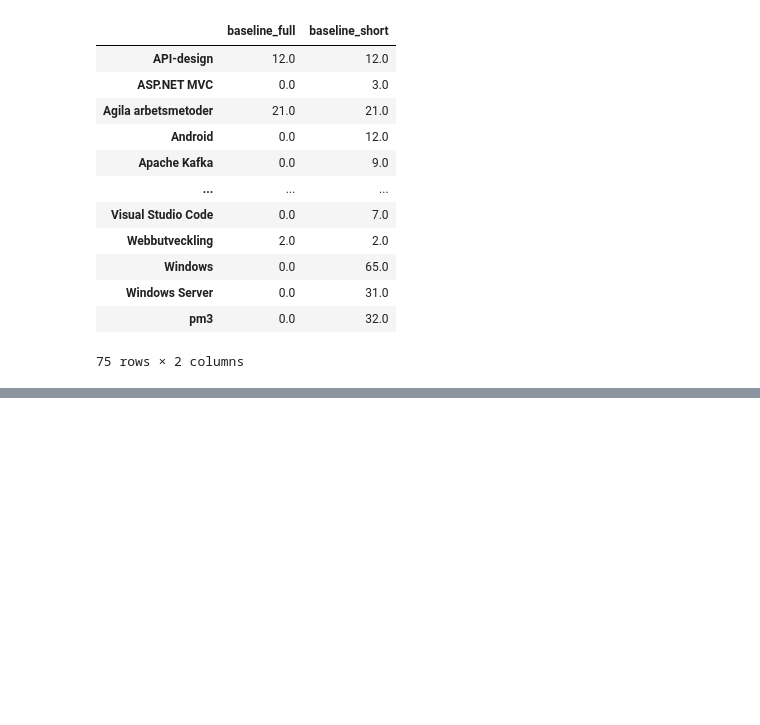
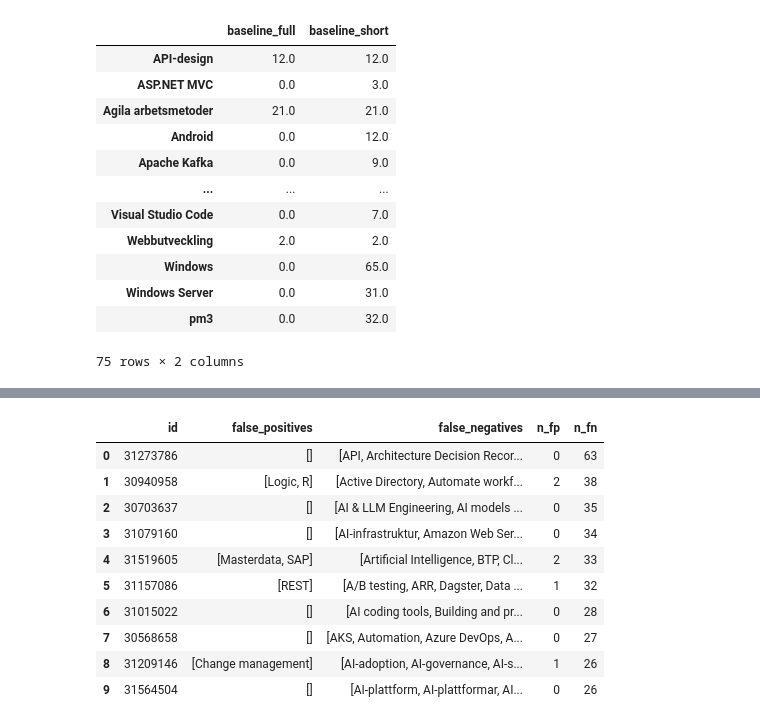
Before and after one commit to IreneGrisenti/Job_Ads_Skill_Analyzer, a Jupyter notebook: notebooks/04_baseline.ipynb, the cells around one changed output, grey strips where cells are left out. Cells and saved outputs as stored; diff of their text form; code cells hidden in the pictures; blank space fills up the shorter version.

```diff
--- a/notebooks/04_baseline.ipynb
+++ b/notebooks/04_baseline.ipynb
@@ -97,0 +117,6 @@ comparison
+# %%
+with open("../data/labeled_val_set.json", "r", encoding="utf-8") as file:
+    val_df = pd.DataFrame(json.load(file))
+
+print("Ads in validation set: ", len(val_df))
+val_df.head(3)
@@ -97,0 +129,7 @@ comparison
+# %%
+val_df = val_df.drop(columns="spans")
+val_df = val_df.rename(columns={"skills": "gold_raw"})
+
+val_df["pred_raw"] = val_df["description"].apply(lambda text: extract_skills(text, skills_short))
+
+val_df.head()
@@ -97,0 +143,9 @@ comparison
+# %%
+alias_to_canonical = build_alias_to_canonical(TIER1_PHRASES, TIER2_EXACT_CASE, TIER3_CUSTOM)
+
+gold_raw = dict(zip(val_df["id"], val_df["gold_raw"]))
+pred_raw = dict(zip(val_df["id"], val_df["pred_raw"]))
+
+# convert all ads, for gold and predictions
+gold = normalize_all_ads(gold_raw, alias_to_canonical)
+pred = normalize_all_ads(pred_raw, alias_to_canonical)
@@ -97,0 +178,4 @@ comparison
+# %%
+errors = create_error_analysis(gold, pred)
+
+summary = summarize_errors(errors, alias_to_canonical)
@@ -97,0 +191,15 @@ comparison
+# %%
+errs = errors_to_dataframe(errors)
+errs.head(10)
+# %% [output]
+|  | id | false_positives | false_negatives | n_fp | n_fn |
+| 0 | 31273786 | [] | [API, Architecture Decision Recor... | 0 | 63 |
+| 1 | 30940958 | [Logic, R] | [Active Directory, Automate workf... | 2 | 38 |
+| 2 | 30703637 | [] | [AI & LLM Engineering, AI models ... | 0 | 35 |
+| 3 | 31079160 | [] | [AI-infrastruktur, Amazon Web Ser... | 0 | 34 |
+| 4 | 31519605 | [Masterdata, SAP] | [Artificial Intelligence, BTP, Cl... | 2 | 33 |
+| 5 | 31157086 | [REST] | [A/B testing, ARR, Dagster, Data ... | 1 | 32 |
+| 6 | 31015022 | [] | [AI coding tools, Building and pr... | 0 | 28 |
+| 7 | 30568658 | [] | [AKS, Automation, Azure DevOps, A... | 0 | 27 |
+| 8 | 31209146 | [Change management] | [AI-adoption, AI-governance, AI-s... | 1 | 26 |
+| 9 | 31564504 | [] | [AI-plattform, AI-plattformar, AI... | 0 | 26 |
```
Also changed, not shown: parts of 10 cells of this notebook.
